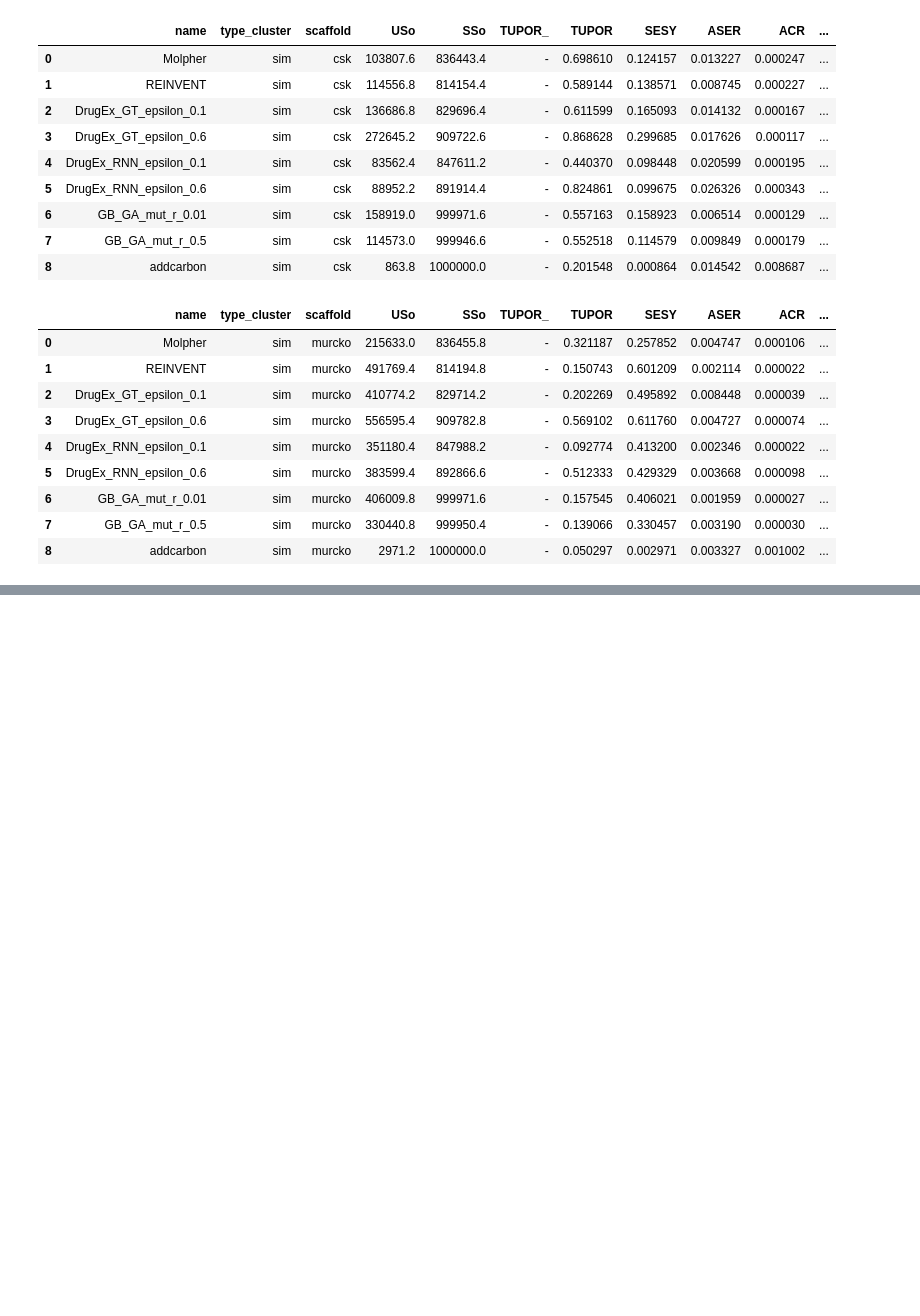
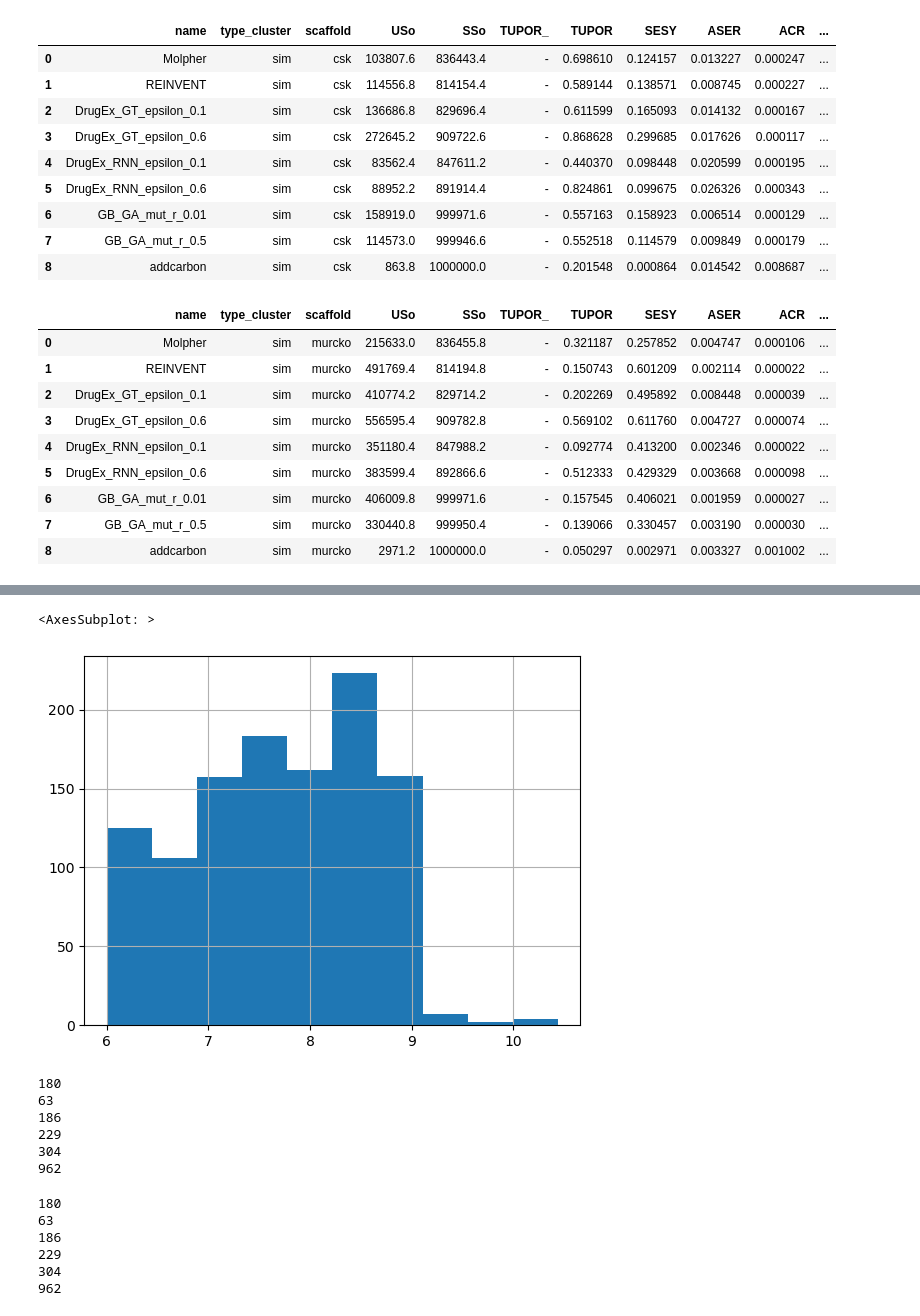
Before and after one commit to filvaleriia/scaffold-based-metrics, a Jupyter notebook: Untitled.ipynb, the cells around one changed output, grey strips where cells are left out. Cells and saved outputs as stored; diff of their text form; code cells hidden in the pictures; blank space fills up the shorter version.

```diff
--- a/Untitled.ipynb
+++ b/Untitled.ipynb
@@ -251,0 +304,3 @@ for type_cluster in ['dis', 'sim']:
+# %%
+b = df[df.pchembl_value >= 6]
+b
@@ -251,0 +321,33 @@ for type_cluster in ['dis', 'sim']:
+# %%
+b.pchembl_value.hist()
+# %% [output]
+<AxesSubplot: >
+[figure, added]
+# %%
+delka = 0
+for x in range(5):
+    dff = pd.read_csv(f'data/input_recall_sets/Glucocorticoid_receptor/new_sets/cRS_Glucocorticoid_receptor_dis_{x}.csv', header = None)
+    print(len(dff))
+    delka += len(dff)
+print(delka)
+# %% [output]
+180
+63
+186
+229
+304
+962
+# %%
+delka = 0
+for x in range(5):
+    dff = pd.read_csv(f'data/input_recall_sets/Glucocorticoid_receptor/cRS_Glucocorticoid_receptor_dis_{x}.csv', header = None)
+    print(len(dff))
+    delka += len(dff)
+print(delka)
+# %% [output]
+180
+63
+186
+229
+304
+962
```
Also changed, not shown: parts of 7 cells of this notebook, 37 other files.
